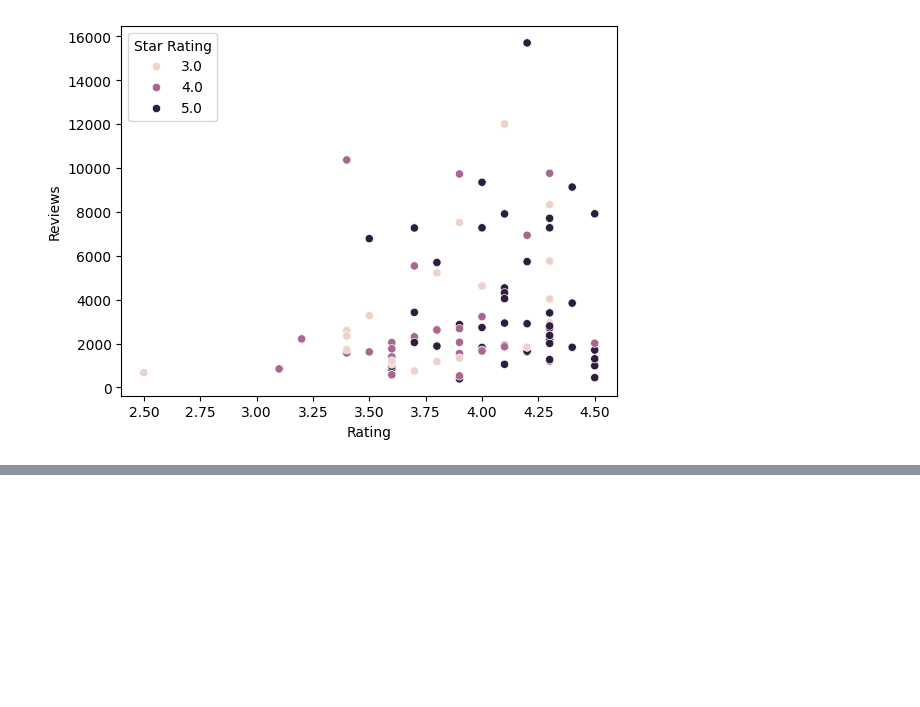
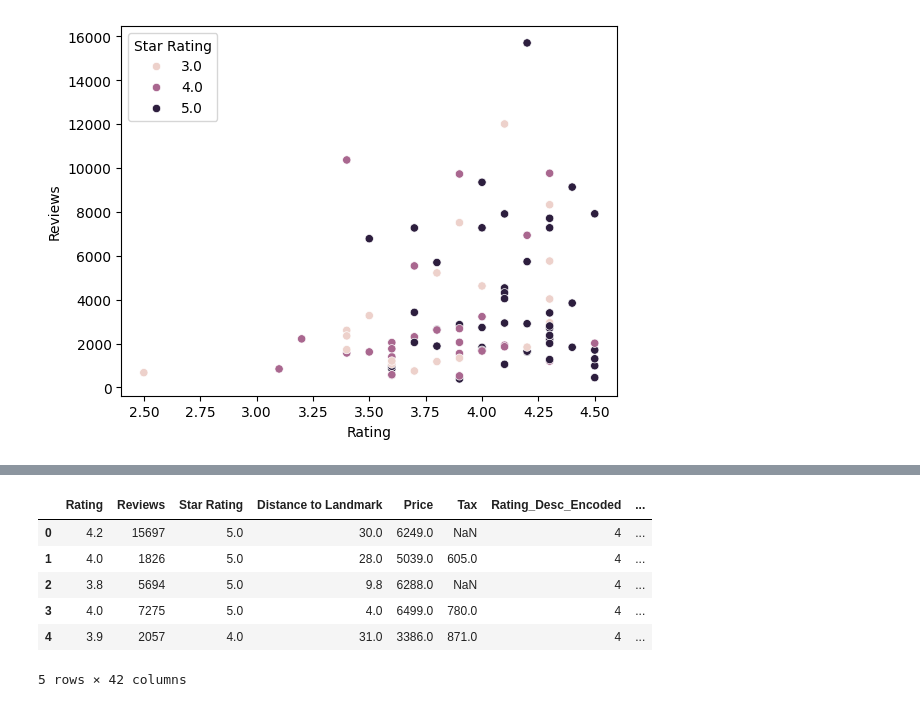
Before and after one commit to yashvikaushik/Artificial_Intelligence, a Jupyter notebook: SmartTravelRecomenderSyatem/Delhi_Hotel_EDA_and_Preprocessing.ipynb, the cells around one changed output, grey strips where cells are left out. Cells and saved outputs as stored; diff of their text form; code cells hidden in the pictures; blank space fills up the shorter version.

```diff
--- a/SmartTravelRecomenderSyatem/Delhi_Hotel_EDA_and_Preprocessing.ipynb
+++ b/SmartTravelRecomenderSyatem/Delhi_Hotel_EDA_and_Preprocessing.ipynb
@@ -113,0 +282,10 @@ sns.barplot(data=df,x=df['Rating'],y=df['Reviews'])
+# %%
+df_model.head()
+# %% [output]
+|  | Rating | Reviews | Star Rating | Distance to Landmark | Price | Tax | Rating_Desc_Encoded | ... |
+| 0 | 4.2 | 15697 | 5.0 | 30.0 | 6249.0 | NaN | 4 | ... |
+| 1 | 4.0 | 1826 | 5.0 | 28.0 | 5039.0 | 605.0 | 4 | ... |
+| 2 | 3.8 | 5694 | 5.0 | 9.8 | 6288.0 | NaN | 4 | ... |
+| 3 | 4.0 | 7275 | 5.0 | 4.0 | 6499.0 | 780.0 | 4 | ... |
+| 4 | 3.9 | 2057 | 4.0 | 31.0 | 3386.0 | 871.0 | 4 | ... |
+5 rows × 42 columns
```
Also changed, not shown: parts of 24 cells of this notebook, 5 other files.
